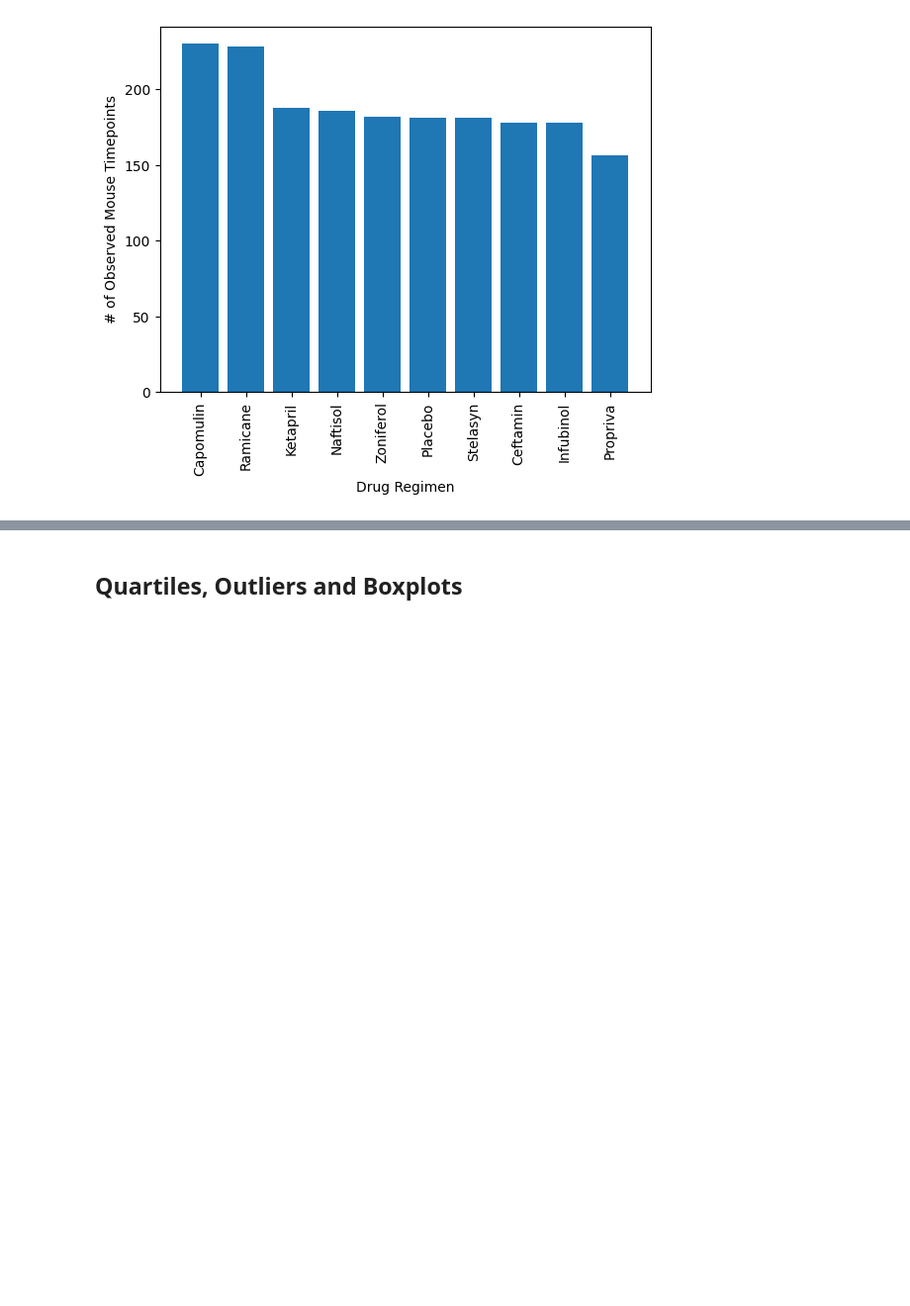
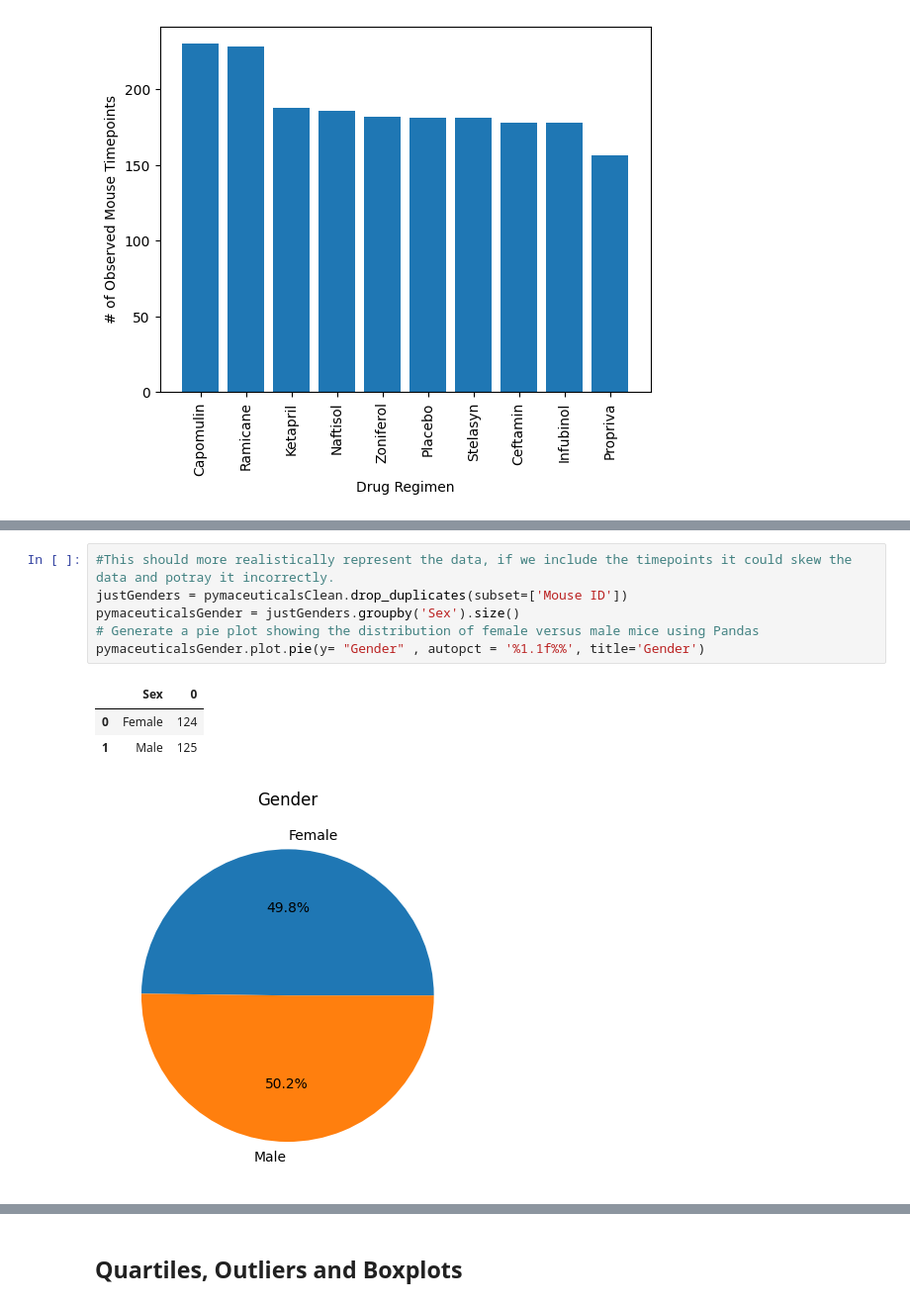
Before and after one commit to RickGrimesCodes/Module-5-Challenge, a Jupyter notebook: pymaceuticals_starter.ipynb, the cells around one changed output, grey strips where cells are left out. Shown: that part at 99% size. Drawn from its saved outputs; the diff is of its cells as text; blank space fills up the shorter version.

```diff
--- a/pymaceuticals_starter.ipynb
+++ b/pymaceuticals_starter.ipynb
@@ -161,0 +148,11 @@ genderTotal = (maleCount + femaleCount)
+# %%
+#This should more realistically represent the data, if we include the timepoints it could skew the data and potray it incorrectly.
+justGenders = pymaceuticalsClean.drop_duplicates(subset=['Mouse ID'])
+pymaceuticalsGender = justGenders.groupby('Sex').size()
+# Generate a pie plot showing the distribution of female versus male mice using Pandas
+pymaceuticalsGender.plot.pie(y= "Gender" , autopct = '%1.1f%%', title='Gender')
+# %% [output]
+|  | Sex | 0 |
+| 0 | Female | 124 |
+| 1 | Male | 125 |
+[figure, added]
```
Also changed, not shown: parts of 4 cells of this notebook.
